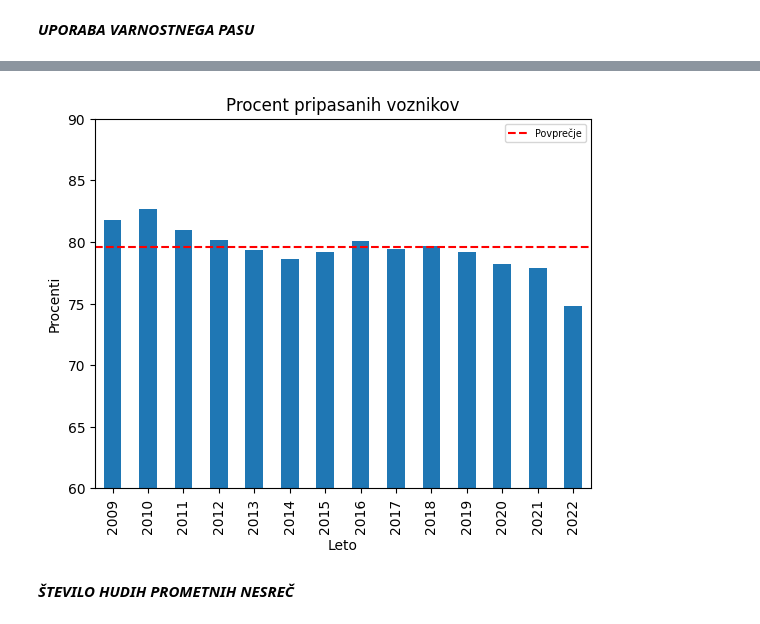
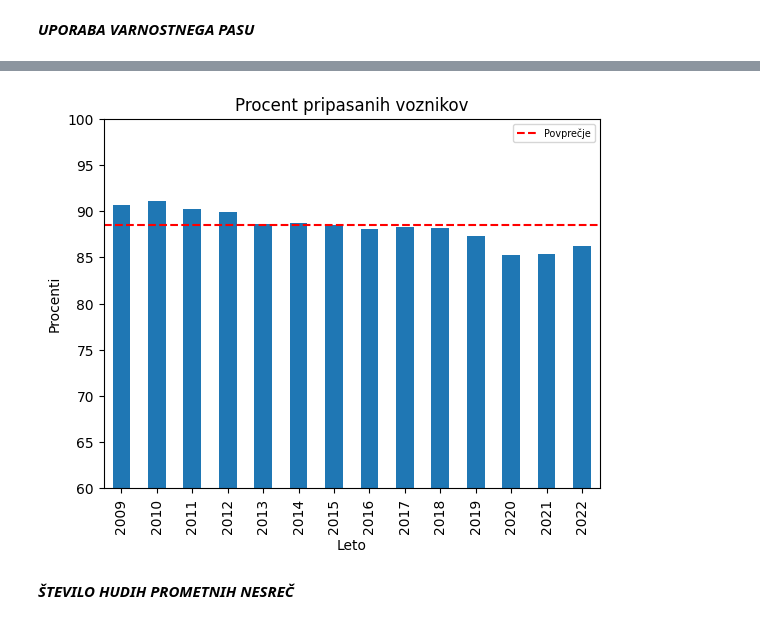
Before and after one commit to xp3rt4g/PR22TPTJAG, a Jupyter notebook: prometne.ipynb, the cells around one changed output, grey strips where cells are left out. Drawn from its saved outputs; the diff is of its cells as text; code cells hidden in the pictures.

Commit message:
Added corelation between seat belt and worst case wrecks, also added seat belt use graphs for drivers of cars

```diff
--- a/prometne.ipynb
+++ b/prometne.ipynb
@@ -257,0 +273,14 @@ plt.show()
+# %%
+drivers_seat_belt_by_year = dataAll[(dataAll["UporabaVarnostnegaPasu"] == "DA") & (dataAll["VrstaUdelezenca"] == "VOZNIK OSEBNEGA AVTOMOBILA")].groupby(
+    "year").size()
+drivers_without_seat_belt_year = dataAll[dataAll["UporabaVarnostnegaPasu"]
+                                 == "NE"].groupby("year").size()
+
+result = pd.concat([drivers_seat_belt_by_year, drivers_without_seat_belt_year],
+                   axis=1, keys=["SB", "WSB"])
+result["SB%"] = result["SB"] / (result["SB"] + result["WSB"]) * 100
+
+result.loc["Total"] = [result["SB"].sum(), result["WSB"].sum(
+), (result["SB"].sum() / (result["SB"].sum() + result["WSB"].sum()) * 100)]
+
+print(result)
@@ -258,14 +325,14 @@ plt.show()
 # %%
 result["SB%"][:-1].plot(kind='bar')
 plt.title('Procent pripasanih voznikov')
 plt.ylabel('Procenti')
 plt.xlabel('Leto')
 plt.axhline(y=result["SB%"]["Total"], color='red', linestyle='--')
 plt.legend(['Povprečje'], loc='upper right', fontsize='x-small')
-plt.ylim([60, 90])
+plt.ylim([60, 100])
 plt.show()
 # %% [output]
-[figure, old version]
+[figure, new version]
 # %% [markdown]
 ***ŠTEVILO HUDIH PROMETNIH NESREČ***
 # %%
```
Also changed, not shown: parts of 9 cells of this notebook.
